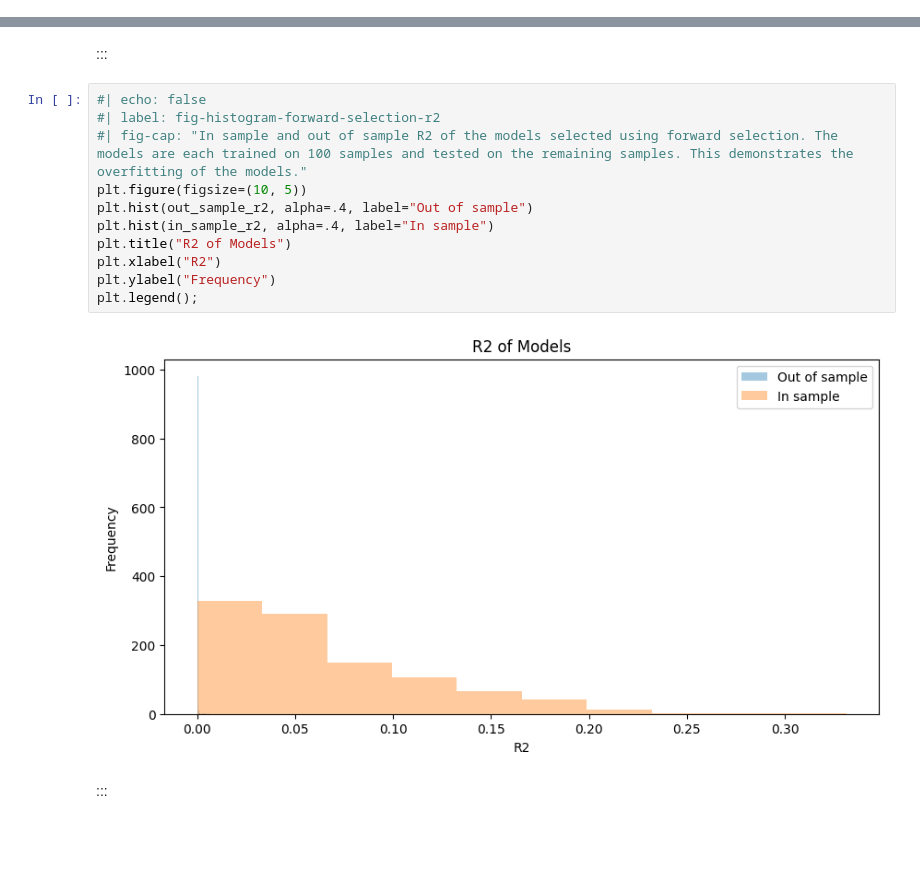
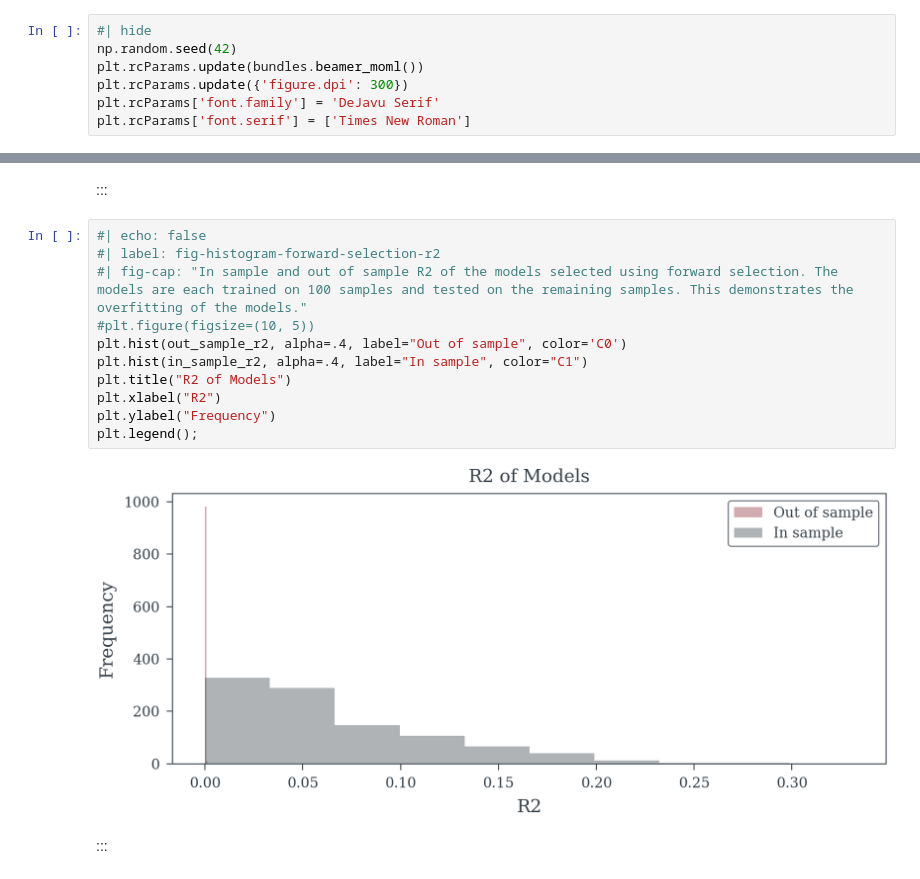
Before and after one commit to redam94/common_regression_issues, a Jupyter notebook: nbs/02_the_illusion_of_significance.ipynb, the cells around one changed output, grey strips where cells are left out. Cells and saved outputs as stored; diff of their text form; blank space fills up the shorter version.

```diff
--- a/nbs/02_the_illusion_of_significance.ipynb
+++ b/nbs/02_the_illusion_of_significance.ipynb
@@ -84,3 +84,10 @@ np.random.seed(42)
+# %%
+#| hide
+np.random.seed(42)
+plt.rcParams.update(bundles.beamer_moml())
+plt.rcParams.update({'figure.dpi': 300})
+plt.rcParams['font.family'] = 'DeJavu Serif'
+plt.rcParams['font.serif'] = ['Times New Roman']
 # %% [markdown]
 ::: {.callout-note collapse=true}
 ## Helper Functions
@@ -414,16 +421,16 @@ in_samples_mse = [
 # %%
 #| echo: false
 #| label: fig-histogram-forward-selection-r2
 #| fig-cap: "In sample and out of sample R2 of the models selected using forward selection. The models are each trained on 100 samples and tested on the remaining samples. This demonstrates the overfitting of the models."
-plt.figure(figsize=(10, 5))
-plt.hist(out_sample_r2, alpha=.4, label="Out of sample")
-plt.hist(in_sample_r2, alpha=.4, label="In sample")
+#plt.figure(figsize=(10, 5))
+plt.hist(out_sample_r2, alpha=.4, label="Out of sample", color='C0')
+plt.hist(in_sample_r2, alpha=.4, label="In sample", color="C1")
 plt.title("R2 of Models")
 plt.xlabel("R2")
 plt.ylabel("Frequency")
 plt.legend();
 # %% [output]
-[figure, old version]
+[figure, new version]
 # %% [markdown]
 :::
 # %% [markdown]
```
Also changed, not shown: parts of 9 cells of this notebook, 2 other files.
